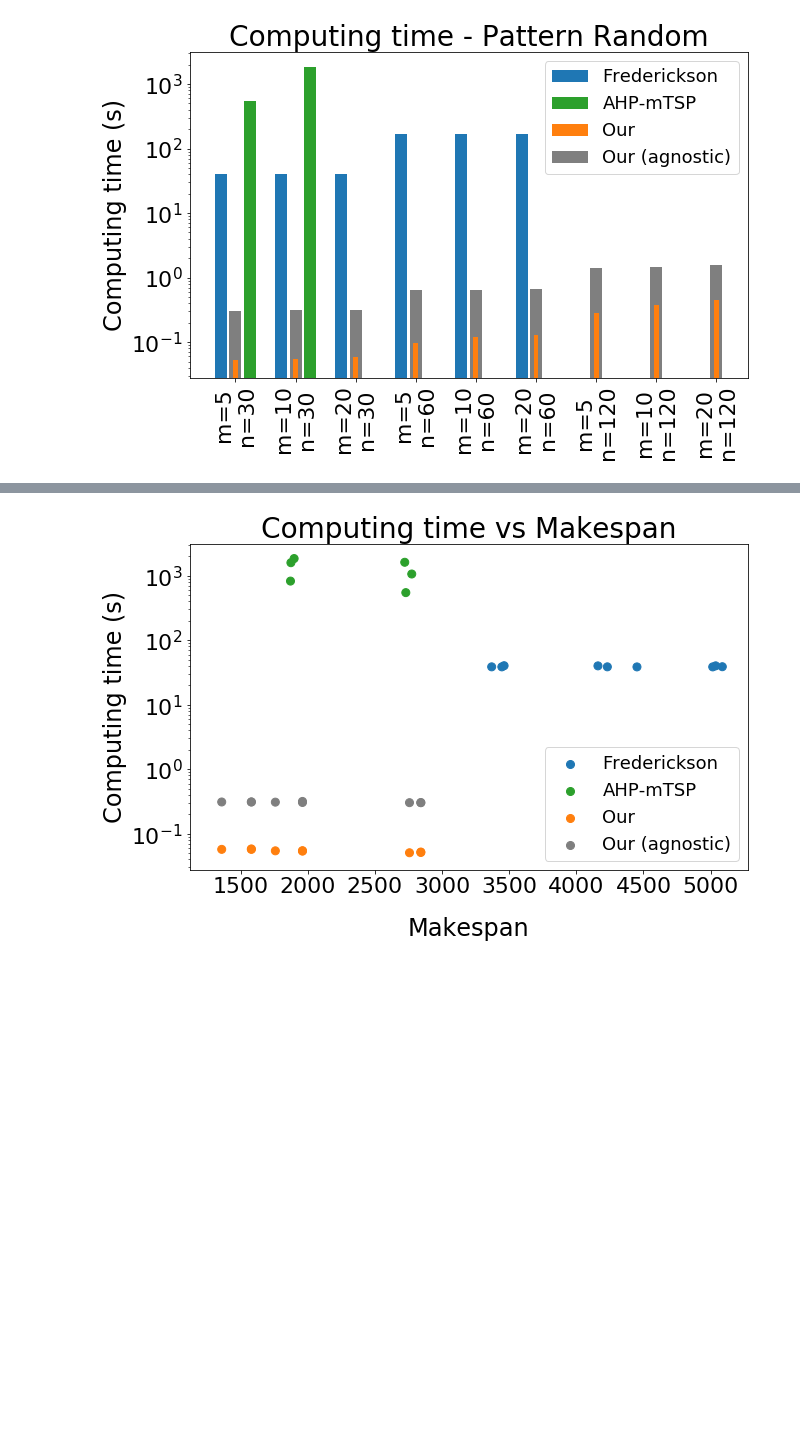
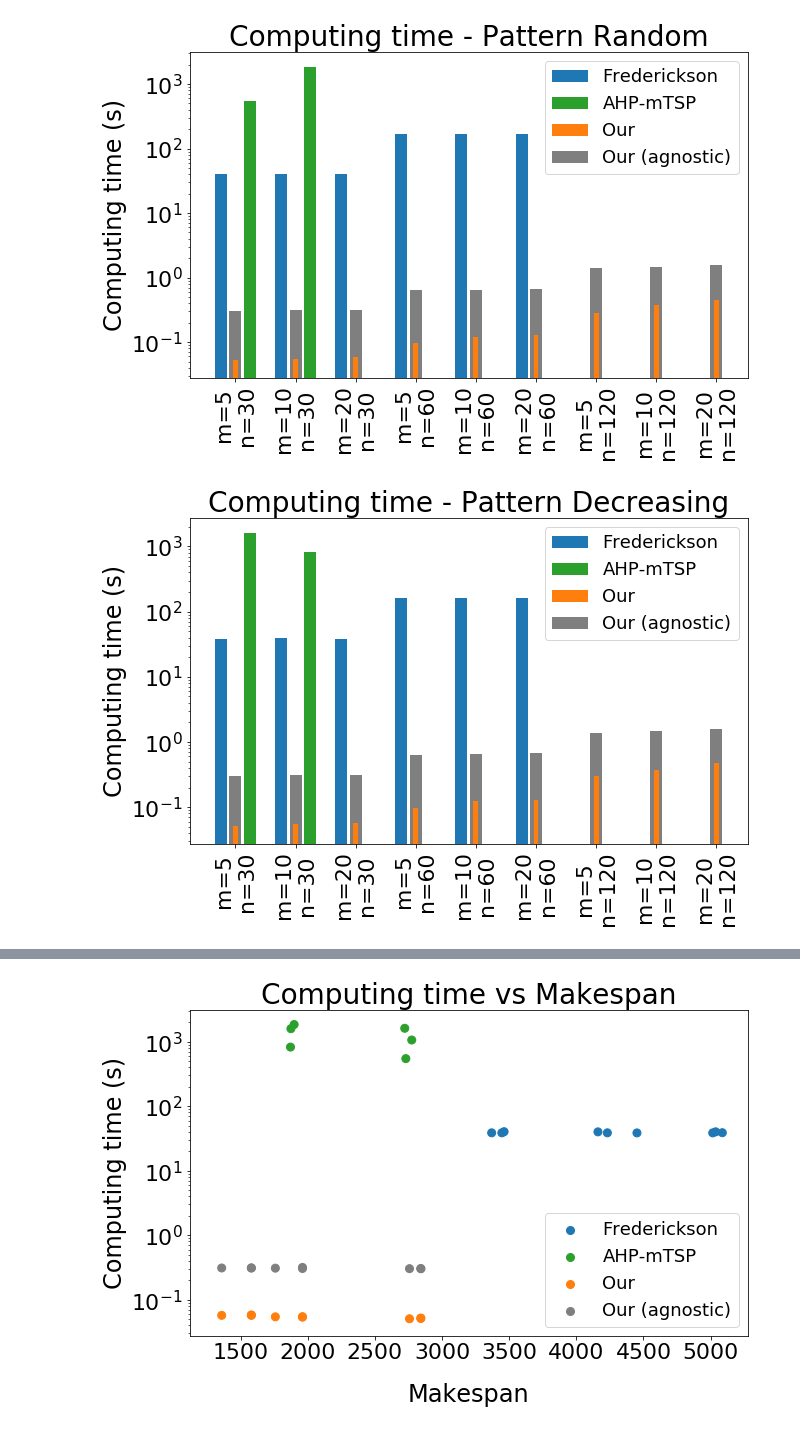
Before and after one commit to mirkosalaris/CoverageModularEnvironments, a Jupyter notebook: Notebooks/Comparison data analysis.ipynb, the cells around one changed output, grey strips where cells are left out. Cells and saved outputs as stored; diff of their text form; code cells hidden in the pictures; blank space fills up the shorter version.

Commit message:
new plots for all cases for Hotel Example

```diff
--- a/Notebooks/Comparison data analysis.ipynb
+++ b/Notebooks/Comparison data analysis.ipynb
@@ -344,3 +344,36 @@ fig.set_size_inches(PLT_W, PLT_H)
 fig.savefig(SAVE_FOLDER+"time_comparison_random.pdf", bbox_inches='tight', pad_inches=0.1)
 # %% [output]
 [figure]
+# %%
+#### RUNTIME COMPARISON - DECREASING - Bar Plot ####
+
+fig, ax = plt.subplots() # needed to rotate the labels
+
+ax.set_title("Computing time - Pattern Decreasing", fontsize=28)
+
+width = 0.5 # width of each bar
+bar_dist = 0.1 # distance between bars of the same groups
+group_dist = 0.8 # distance between bars of different groups
+x_dist = width*3 + bar_dist*2 + group_dist
+
+xs = np.arange(0, len(extr_decreasing(smN))) * x_dist # scale the x coordinates to make space to the bars
+int_xs = xs
+fred_xs = xs - width - bar_dist
+ahp_xs = int_xs + width + bar_dist
+
+ahp_bars = ax.bar(ahp_xs, extr_decreasing(ahp_time_list), width, color="tab:green", log=True)
+fred_bars = ax.bar(fred_xs, extr_decreasing(fred_time_list), width, color="tab:blue", log=True)
+a_int_bars = ax.bar(int_xs, extr_decreasing(agnostic_int_time_list), width, color="tab:gray", log=True)
+int_bars = ax.bar(int_xs, extr_decreasing(int_time_list), width/5*2, color="tab:orange", log=True)
+
+ax.set_ylabel("Computing time (s)", fontsize=24)
+ax.legend((fred_bars, ahp_bars, int_bars, a_int_bars), ("Frederickson", "AHP-mTSP", "Our", "Our (agnostic)"), loc='upper right')
+ax.set_xticks(xs)
+ax.set_xticklabels(extr_decreasing(compute_labels(smN)))
+plt.setp(ax.get_xticklabels(), rotation=90, horizontalalignment='center', fontsize=22)
+plt.setp(ax.get_yticklabels(), fontsize=22)
+
+fig.set_size_inches(PLT_W, PLT_H)
+fig.savefig(SAVE_FOLDER+"time_comparison_decreasing.pdf", bbox_inches='tight', pad_inches=0.1)
+# %% [output]
+[figure, added]
```
Also changed, not shown: parts of 3 cells of this notebook, 5 other files.
